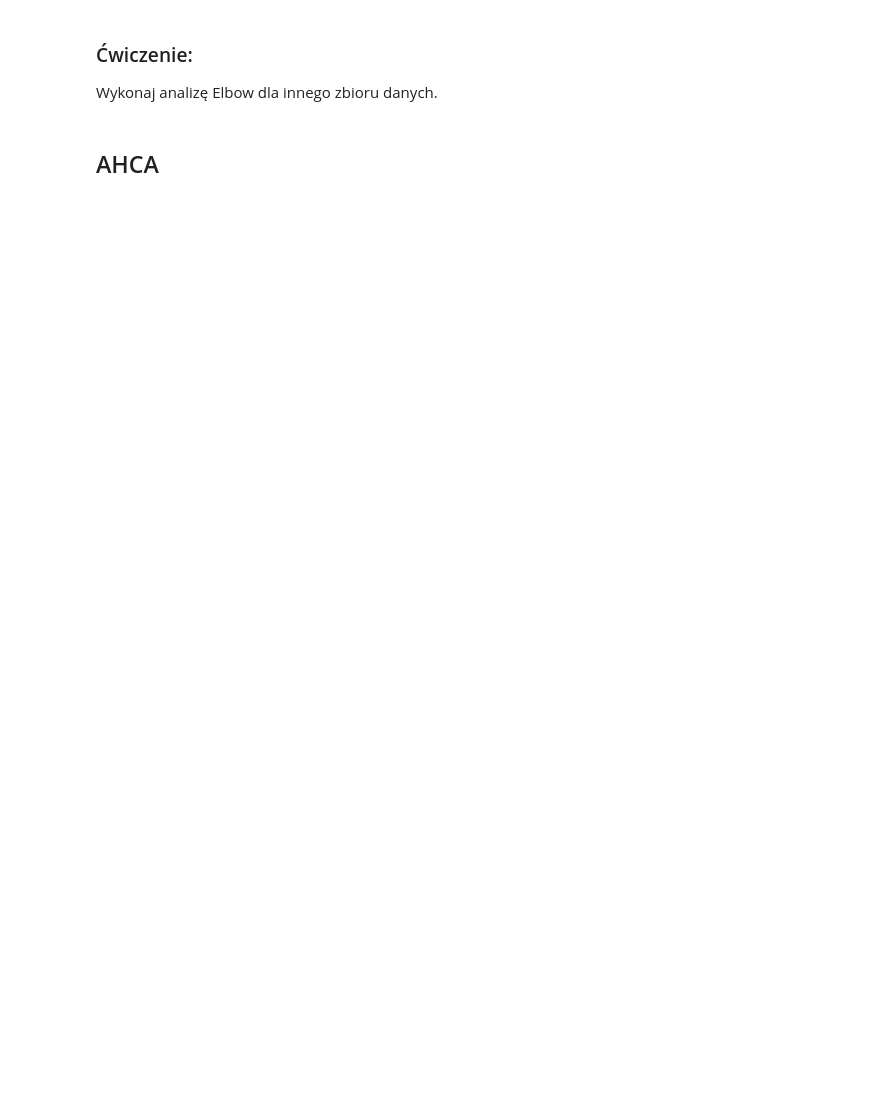
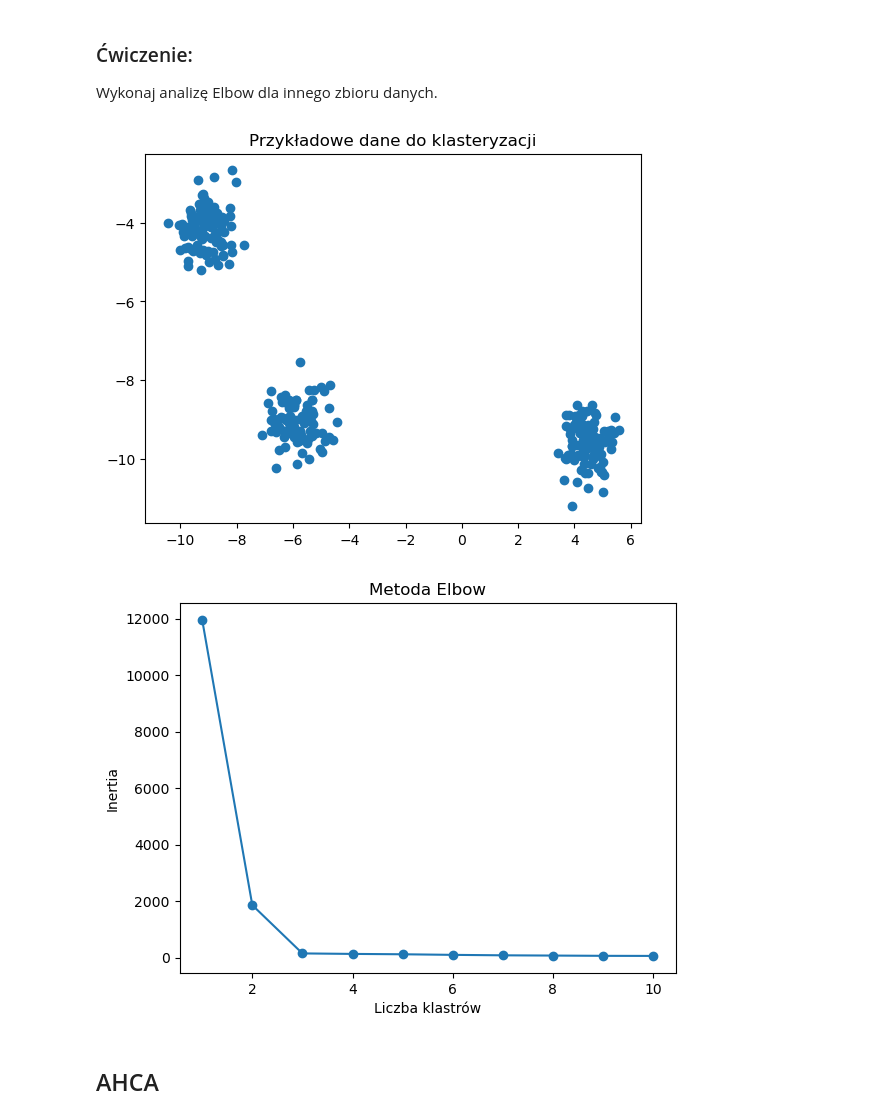
Before and after one commit to annlyd1986/labaJDA, a Jupyter notebook: codes/Laba27.ipynb, the cells around one changed output. Drawn from its saved outputs; the diff is of its cells as text; code cells hidden in the pictures; blank space fills up the shorter version.

```diff
--- a/codes/Laba27.ipynb
+++ b/codes/Laba27.ipynb
@@ -59,6 +67,19 @@ plotuj_elbow(data)
 # %% [markdown]
 ### Ćwiczenie:
 Wykonaj analizę Elbow dla innego zbioru danych.
+# %%
+# Tworzymy losowy zbiór danych składający się z 300 próbek podzielonych na 4 klastry.
+data2, labels2 = make_blobs(n_samples=300, centers=3, cluster_std=0.50, random_state=21)
+
+# Wizualizacja danych na wykresie.
+plt.scatter(data2[:, 0], data2[:, 1])
+plt.title("Przykładowe dane do klasteryzacji")
+plt.show()
+
+plotuj_elbow(data2)
+# %% [output]
+[figure, added]
+[figure, added]
 # %% [markdown]
 ## AHCA
 # %%
```
Also changed, not shown: parts of 21 cells of this notebook, 2 other files.
